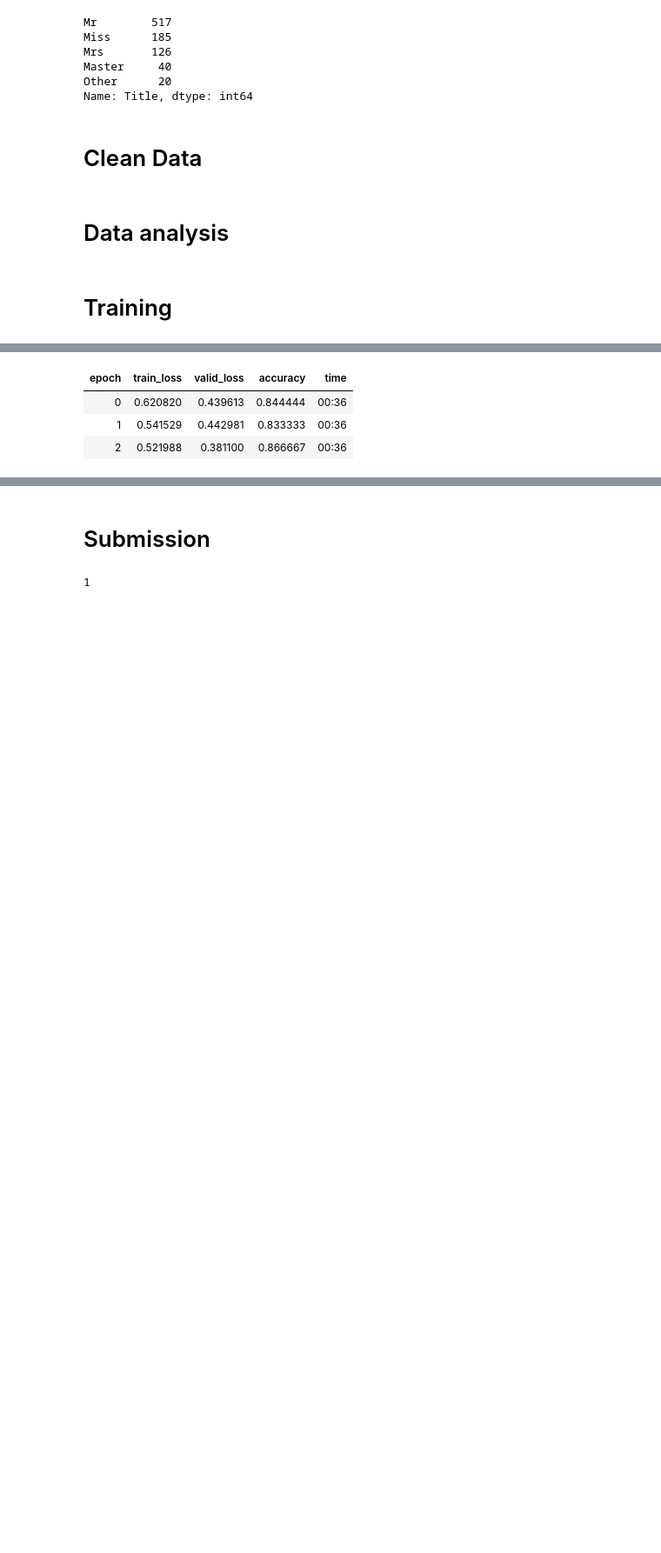
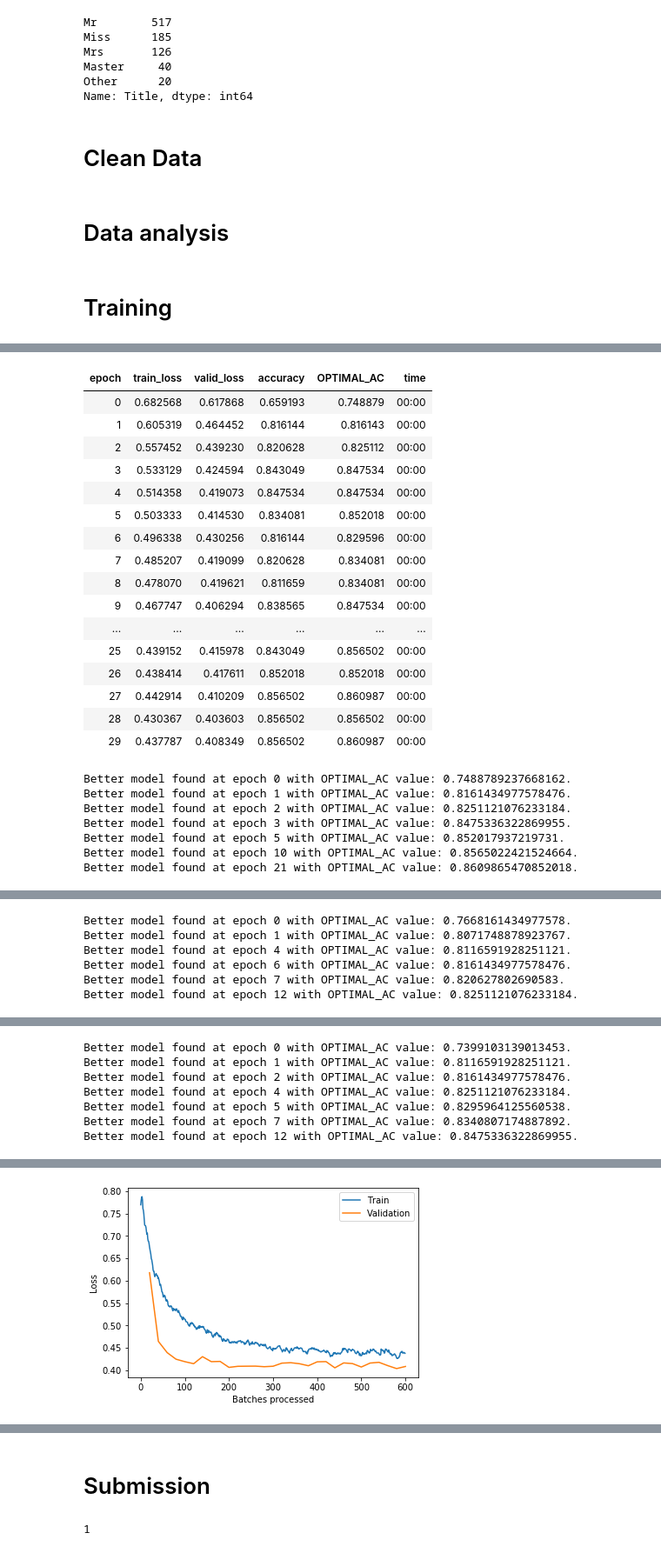
Before and after one commit to Bocbok/kaggle-titanic-set, a Jupyter notebook: Fastai nn.ipynb, the cells around one changed output, grey strips where cells are left out. Shown at 87% size. Saved outputs shown, nothing was run; the diff lists cells and outputs as text; code cells hidden in the pictures; blank space fills up the shorter version.

Commit message:
added k-fold and best treshold finder

```diff
--- a/Fastai nn.ipynb
+++ b/Fastai nn.ipynb
@@ -110,9 +117,12 @@ df_test.loc[1044, 'Fare']= df_train.Fare.mean()
 # Data analysis
 # %%
 cat_names = ['Pclass', 'Sex', 'Embarked', 'Title']
-# emb_szs = {
-#     'Cabin': 50
-# }
+emb_szs = {
+    'Pclass': 1,
+    'Sex': 1,
+    'Embarked': 1,
+    'Title':1
+}
 # %% [markdown]
 # Training
 # %%
@@ -123,33 +232,44 @@ epochs = 1
 # %%
 # K-fold implementation
 from sklearn.model_selection import StratifiedKFold
 
-skf = StratifiedKFold(n_splits=10, shuffle=True, random_state=42)
+skf = StratifiedKFold(n_splits=4, shuffle=True, random_state=42)
 
-fold_idx = []
+learners = []
 
-for _, val_idx in skf.split(np.zeros(len(df_train)), df_train['Survived']):
-    fold_idx.append(val_idx)
+# for _, val_idx in skf.split(np.zeros(len(df_train)), df_train['Survived']):
+#     fold_idx.append(val_idx)
 
-def k_fold(idx):
-    data = TabularDataBunch.from_df(path, df_train, dep_var,
-                                valid_idx=idx,
-                                procs=procs, cat_names=cat_names,
-                                test_df=df_test,
-                                bs=8)
+for num_fold, (_ , val_idx) in enumerate(skf.split(np.zeros(len(df_train)), df_train['Survived'])):
+    learn = get_learner(val_idx)
 
-    learn = tabular_learner(data, layers=[50,25],
-                        metrics=accuracy,
-                        ps=0.25,
-                        emb_drop=0.25,
-                        wd=1e-1)
+    learn.fit(30, 1e-2, callbacks=[SaveModelCallback(learn, every='improvement', monitor='OPTIMAL_AC', name=f'fold-{num_fold}-8-8')])
+    learn.recorder.plot_losses()
+    learn = learn.load(f'fold-{num_fold}-8-8')
 
-    learn.fit_one_cycle(3, 1e-2)
-    return learn
-
-learners = list(map(k_fold, fold_idx))
+    learners.append(learn)
 # %% [output]
-| epoch | train_loss | valid_loss | accuracy | time |
-| 0 | 0.620820 | 0.439613 | 0.844444 | 00:36 |
-| 1 | 0.541529 | 0.442981 | 0.833333 | 00:36 |
-| 2 | 0.521988 | 0.381100 | 0.866667 | 00:36 |
+| epoch | train_loss | valid_loss | accuracy | OPTIMAL_AC | time |
+| 0 | 0.682568 | 0.617868 | 0.659193 | 0.748879 | 00:00 |
+| 1 | 0.605319 | 0.464452 | 0.816144 | 0.816143 | 00:00 |
+| 2 | 0.557452 | 0.439230 | 0.820628 | 0.825112 | 00:00 |
+| 3 | 0.533129 | 0.424594 | 0.843049 | 0.847534 | 00:00 |
+| 4 | 0.514358 | 0.419073 | 0.847534 | 0.847534 | 00:00 |
+| 5 | 0.503333 | 0.414530 | 0.834081 | 0.852018 | 00:00 |
+| 6 | 0.496338 | 0.430256 | 0.816144 | 0.829596 | 00:00 |
+| 7 | 0.485207 | 0.419099 | 0.820628 | 0.834081 | 00:00 |
+| 8 | 0.478070 | 0.419621 | 0.811659 | 0.834081 | 00:00 |
+| 9 | 0.467747 | 0.406294 | 0.838565 | 0.847534 | 00:00 |
+| ... | ... | ... | ... | ... | ... |
+| 25 | 0.439152 | 0.415978 | 0.843049 | 0.856502 | 00:00 |
+| 26 | 0.438414 | 0.417611 | 0.852018 | 0.852018 | 00:00 |
+| 27 | 0.442914 | 0.410209 | 0.856502 | 0.860987 | 00:00 |
+| 28 | 0.430367 | 0.403603 | 0.856502 | 0.856502 | 00:00 |
+| 29 | 0.437787 | 0.408349 | 0.856502 | 0.860987 | 00:00 |
+Better model found at epoch 0 with OPTIMAL_AC value: 0.7488789237668162.
+Better model found at epoch 1 with OPTIMAL_AC value: 0.8161434977578476.
+Better model found at epoch 2 with OPTIMAL_AC value: 0.8251121076233184.
+Better model found at epoch 3 with OPTIMAL_AC value: 0.8475336322869955.
+Better model found at epoch 5 with OPTIMAL_AC value: 0.852017937219731.
+Better model found at epoch 10 with OPTIMAL_AC value: 0.8565022421524664.
+Better model found at epoch 21 with OPTIMAL_AC value: 0.8609865470852018.
@@ -159,0 +293,6 @@ learners = list(map(k_fold, fold_idx))
+Better model found at epoch 0 with OPTIMAL_AC value: 0.7668161434977578.
+Better model found at epoch 1 with OPTIMAL_AC value: 0.8071748878923767.
+Better model found at epoch 4 with OPTIMAL_AC value: 0.8116591928251121.
+Better model found at epoch 6 with OPTIMAL_AC value: 0.8161434977578476.
+Better model found at epoch 7 with OPTIMAL_AC value: 0.820627802690583.
+Better model found at epoch 12 with OPTIMAL_AC value: 0.8251121076233184.
@@ -163,0 +316,7 @@ learners = list(map(k_fold, fold_idx))
+Better model found at epoch 0 with OPTIMAL_AC value: 0.7399103139013453.
+Better model found at epoch 1 with OPTIMAL_AC value: 0.8116591928251121.
+Better model found at epoch 2 with OPTIMAL_AC value: 0.8161434977578476.
+Better model found at epoch 4 with OPTIMAL_AC value: 0.8251121076233184.
+Better model found at epoch 5 with OPTIMAL_AC value: 0.8295964125560538.
+Better model found at epoch 7 with OPTIMAL_AC value: 0.8340807174887892.
+Better model found at epoch 12 with OPTIMAL_AC value: 0.8475336322869955.
@@ -191,0 +349 @@ learners = list(map(k_fold, fold_idx))
+[figure, added]
```
Also changed, not shown: parts of 16 cells of this notebook.
